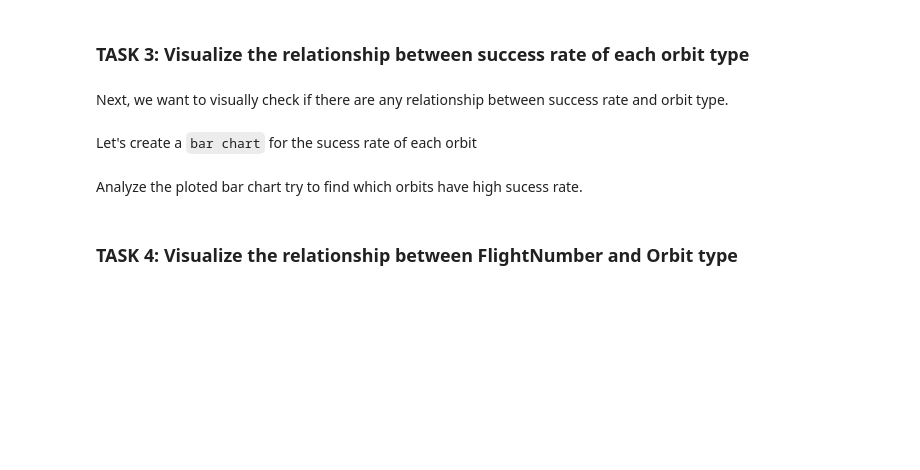
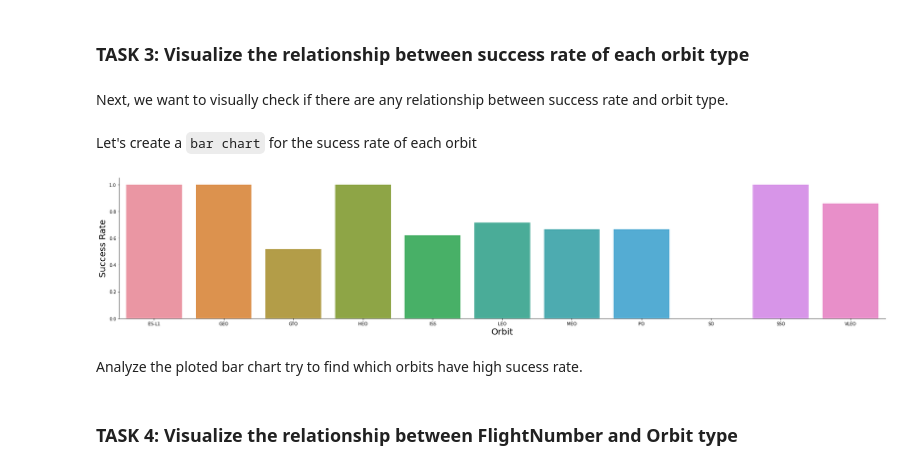
Before and after one commit to ankityadav09/Data-Science-Capstone, a Jupyter notebook: jupyter-labs-eda-dataviz.ipynb, the cells around one changed output. Saved outputs shown, nothing was run; the diff lists cells and outputs as text; code cells hidden in the pictures; blank space fills up the shorter version.

```diff
--- a/jupyter-labs-eda-dataviz.ipynb
+++ b/jupyter-labs-eda-dataviz.ipynb
@@ -117,3 +163,15 @@ Let's create a `bar chart` for the sucess rate of each orbit
+# %%
+# HINT use groupby method on Orbit column and get the mean of Class column
+success_df=df.groupby('Orbit')['Class'].mean().to_frame(name='Rate')
+success_df.reset_index(level=0, inplace=True)
+
+sns.catplot(kind="bar", y="Rate", x="Orbit", data=success_df, aspect = 5)
+#    ci="sd", palette="dark", alpha=.6, height=6)
+plt.xlabel("Orbit",fontsize=20)
+plt.ylabel("Success Rate",fontsize=20)
+plt.show()
+# %% [output]
+[figure, added]
 # %% [markdown]
 Analyze the ploted bar chart try to find which orbits have high sucess rate.
 # %% [markdown]
```
Also changed, not shown: parts of 16 cells of this notebook.
